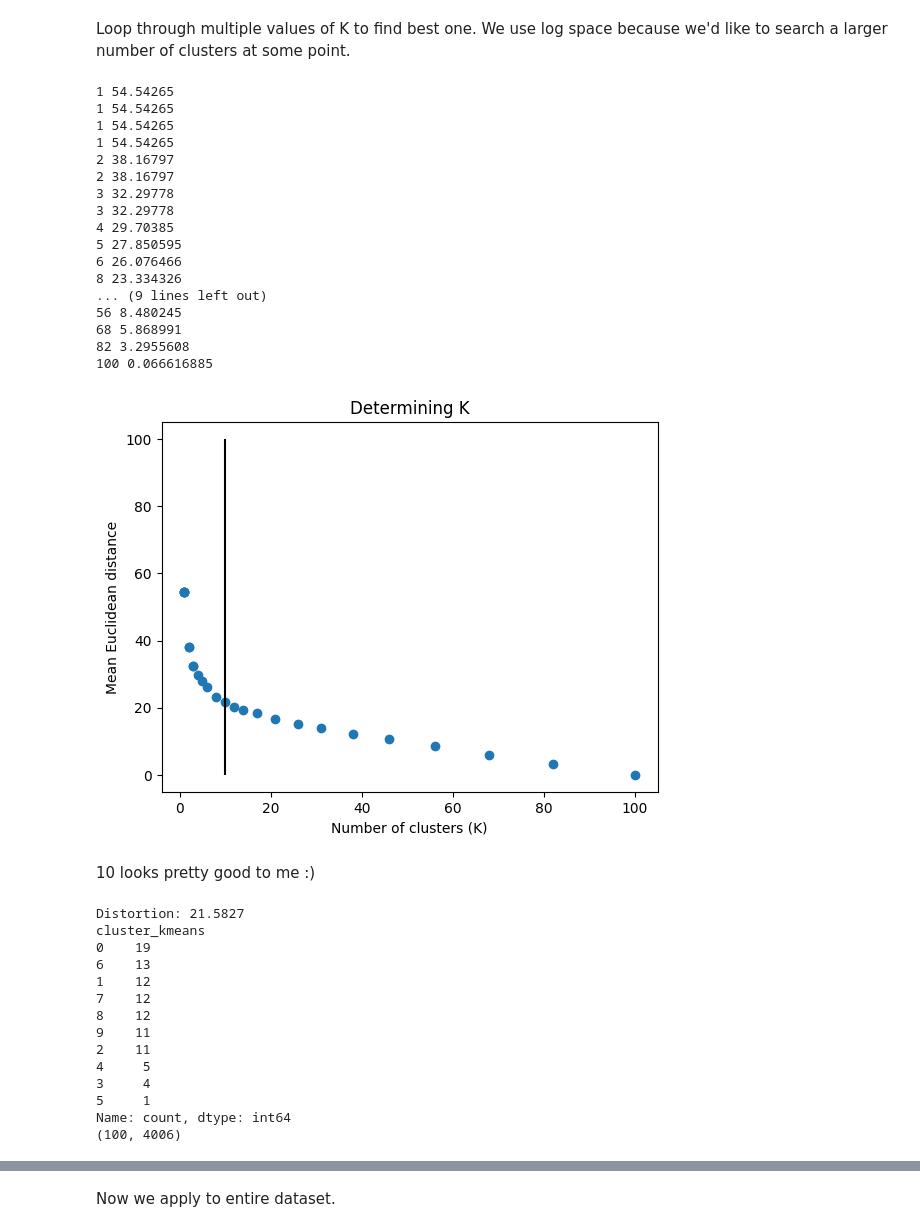
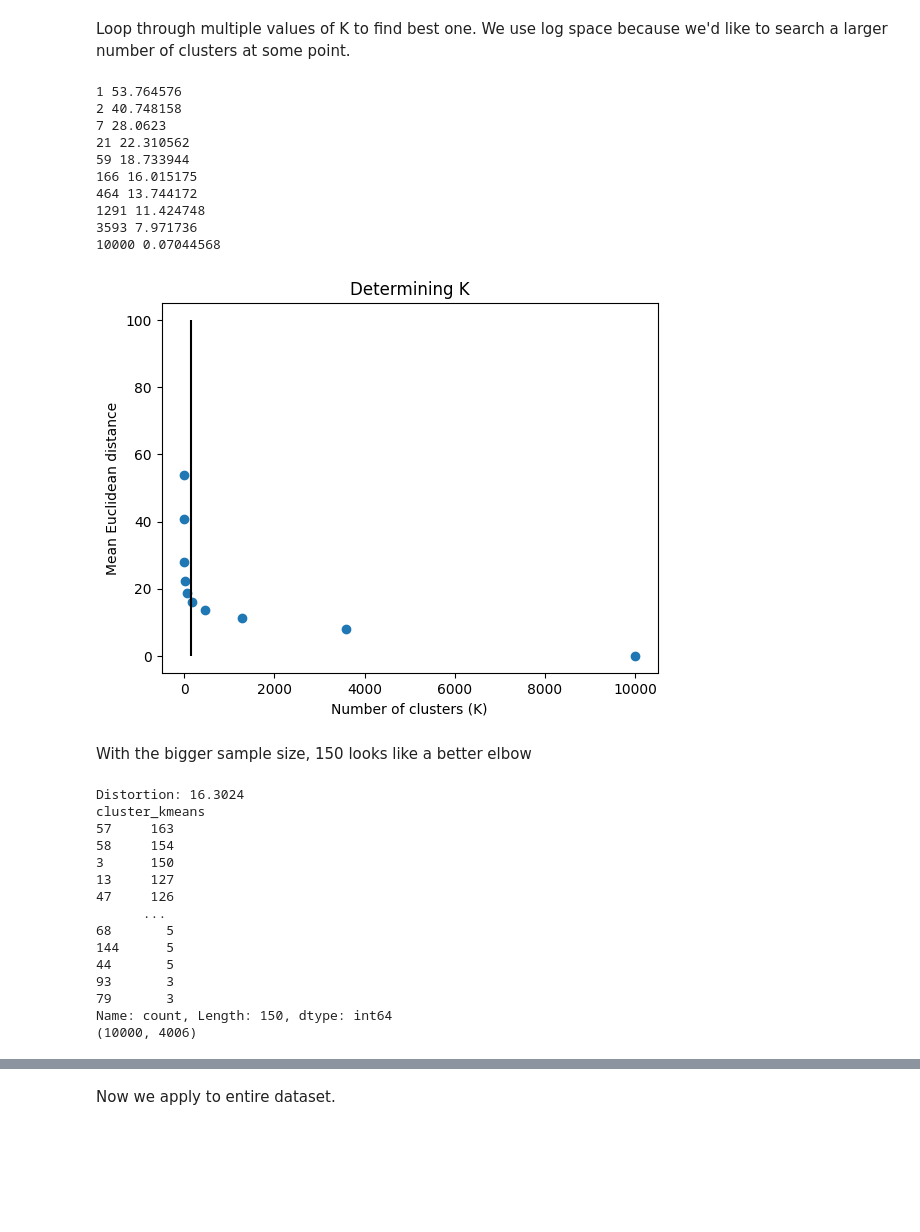
Before and after one commit to CU-ESIIL/Summit_group_2026_12, a Jupyter notebook: workflows/code/cluster_process.ipynb, the cells around one changed output, grey strips where cells are left out. Saved outputs shown, nothing was run; the diff lists cells and outputs as text; code cells hidden in the pictures; blank space fills up the shorter version.

Commit message:
tweaked cluster outputs

```diff
--- a/workflows/code/cluster_process.ipynb
+++ b/workflows/code/cluster_process.ipynb
@@ -11,6 +11,9 @@ import geopandas as gpd
 import glob
 import random
 
+import os
+from datetime import date
+
 from scipy.cluster.vq import kmeans, whiten, vq
 from scipy.cluster.hierarchy import linkage, fcluster, dendrogram
 from matplotlib import pyplot as plt
@@ -18,7 +21,10 @@ from scipy.spatial import cKDTree
 
 seed = 42
 random.seed = seed
-subset = 100
+subset = 10000
+today = date.today().strftime("%Y%m%d")
+
+output_dir = "/data-store/iplant/home/shared/esiil/Innovation_Summit_2026/Group_12/cluster_results"
 # %% [markdown]
 We read all the MOSAIK features and concatenate into one big dataframe
 # %%
@@ -199,42 +216,37 @@ data_whitened = whiten(data_clean.values)
 # %%
 clusters = []
 error = []
-for i in np.logspace(0, np.log10(subset), 25):
+for i in np.logspace(0, np.log10(subset), 10):
     c, e = kmeans(data_whitened, k_or_guess=int(i), seed=seed)
     clusters.append(int(i))
     error.append(e)
     print(int(i), e)
 # %% [output]
-1 54.54265
-1 54.54265
-1 54.54265
-1 54.54265
-2 38.16797
-2 38.16797
-3 32.29778
-3 32.29778
-4 29.70385
-5 27.850595
-6 26.076466
-8 23.334326
-... (9 lines left out)
-56 8.480245
-68 5.868991
-82 3.2955608
-100 0.066616885
+1 53.764576
+2 40.748158
+7 28.0623
+21 22.310562
+59 18.733944
+166 16.015175
+464 13.744172
+1291 11.424748
+3593 7.971736
+10000 0.07044568
 # %%
 plt.scatter(clusters, error)
-plt.vlines(10, 0, 100, color='black')
+plt.vlines(150, 0, 100, color='black')
 plt.title("Determining K")
 plt.xlabel("Number of clusters (K)")
 plt.ylabel("Mean Euclidean distance")
 plt.show()
 # %% [output]
-[figure, old version]
+[figure, new version]
 # %% [markdown]
-10 looks pretty good to me :)
+With the bigger sample size, 150 looks like a better elbow
 # %%
-centroids, distortion = kmeans(data_whitened, k_or_guess=10, seed=seed)
+n_clusters = 150
+
+centroids, distortion = kmeans(data_whitened, k_or_guess=n_clusters, seed=seed)
 print(f"Distortion: {distortion:.4f}")
 
 labels, distances = vq(data_whitened, centroids)
@@ -245,19 +257,20 @@ mosaik_cluster_labeled = mosaik_features.join(cluster_series)
 print(mosaik_cluster_labeled['cluster_kmeans'].value_counts(dropna=False))
 print(mosaik_cluster_labeled.shape)
 # %% [output]
-Distortion: 21.5827
+Distortion: 16.3024
 cluster_kmeans
-0    19
-6    13
-1    12
-7    12
-8    12
-9    11
-2    11
-4     5
-3     4
-5     1
-Name: count, dtype: int64
-(100, 4006)
+57     163
+58     154
+3      150
+13     127
+47     126
+      ...
+68       5
+144      5
+44       5
+93       3
+79       3
+Name: count, Length: 150, dtype: int64
+(10000, 4006)
 # %%
 plt.scatter(mosaik_cluster_labeled['lon'], mosaik_cluster_labeled['lat'], c=mosaik_cluster_labeled['cluster_kmeans'], alpha=0.7)
```
Also changed, not shown: parts of 15 cells of this notebook.
